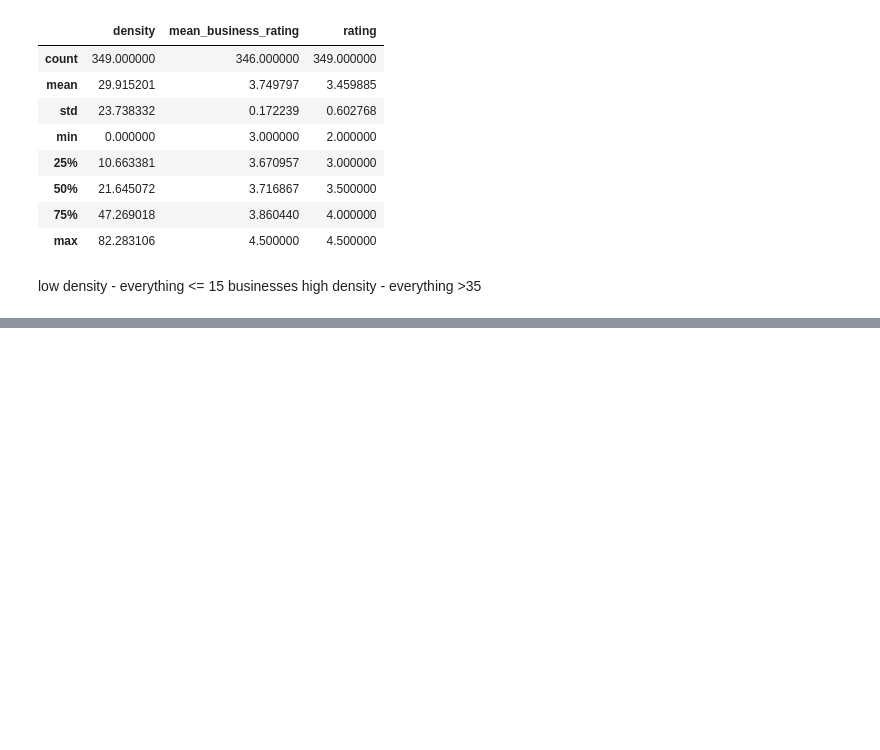
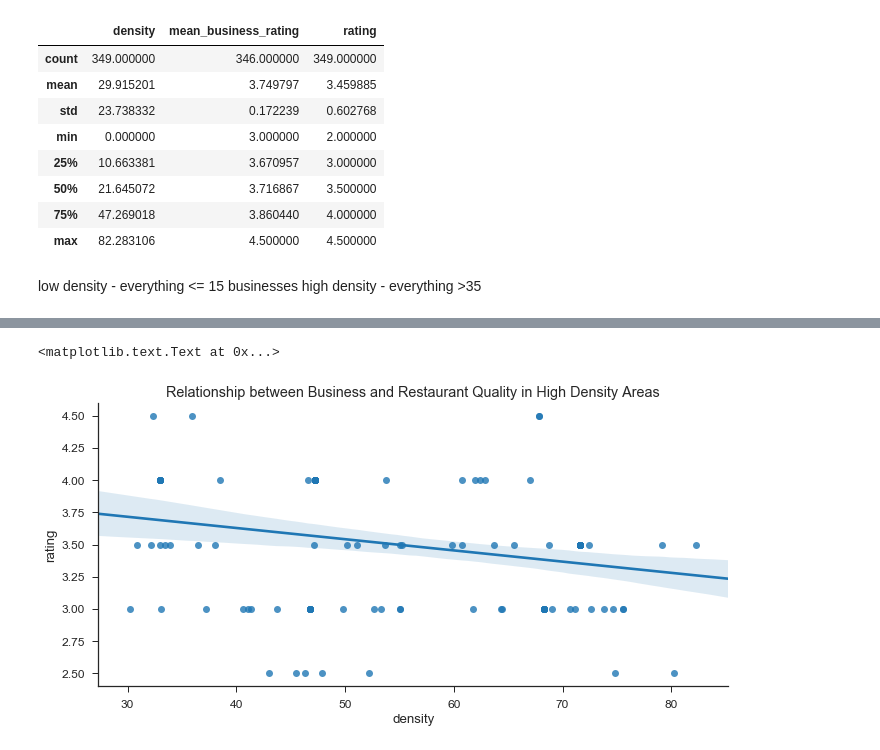
Before and after one commit to shrutirao94/Restaurant-Quality-and-Co-location-in-Toronto, a Jupyter notebook: Yelp_analysis_5.ipynb, the cells around one changed output, grey strips where cells are left out. Cells and saved outputs as stored; diff of their text form; code cells hidden in the pictures; blank space fills up the shorter version.

```diff
--- a/Yelp_analysis_5.ipynb
+++ b/Yelp_analysis_5.ipynb
@@ -66,0 +75,9 @@ g = sns.lmplot(x="mean_business_rating", y="density", data=high_density_df, aspe
+# %%
+sns.set_context("notebook", font_scale=1.2)
+sns.set_style("ticks")
+g = sns.lmplot(x="density", y="rating", data=high_density_df, aspect=2.0)
+#g = sns.lmplot(x="mean_business_rating", y="density", data=high_density_df, aspect=2.0 , y_jitter=4.5, x_jitter=6)
+plt.title("Relationship between Business and Restaurant Quality in High Density Areas")
+# %% [output]
+<matplotlib.text.Text at 0x...>
+[figure, added]
```
Also changed, not shown: parts of 6 cells of this notebook.
